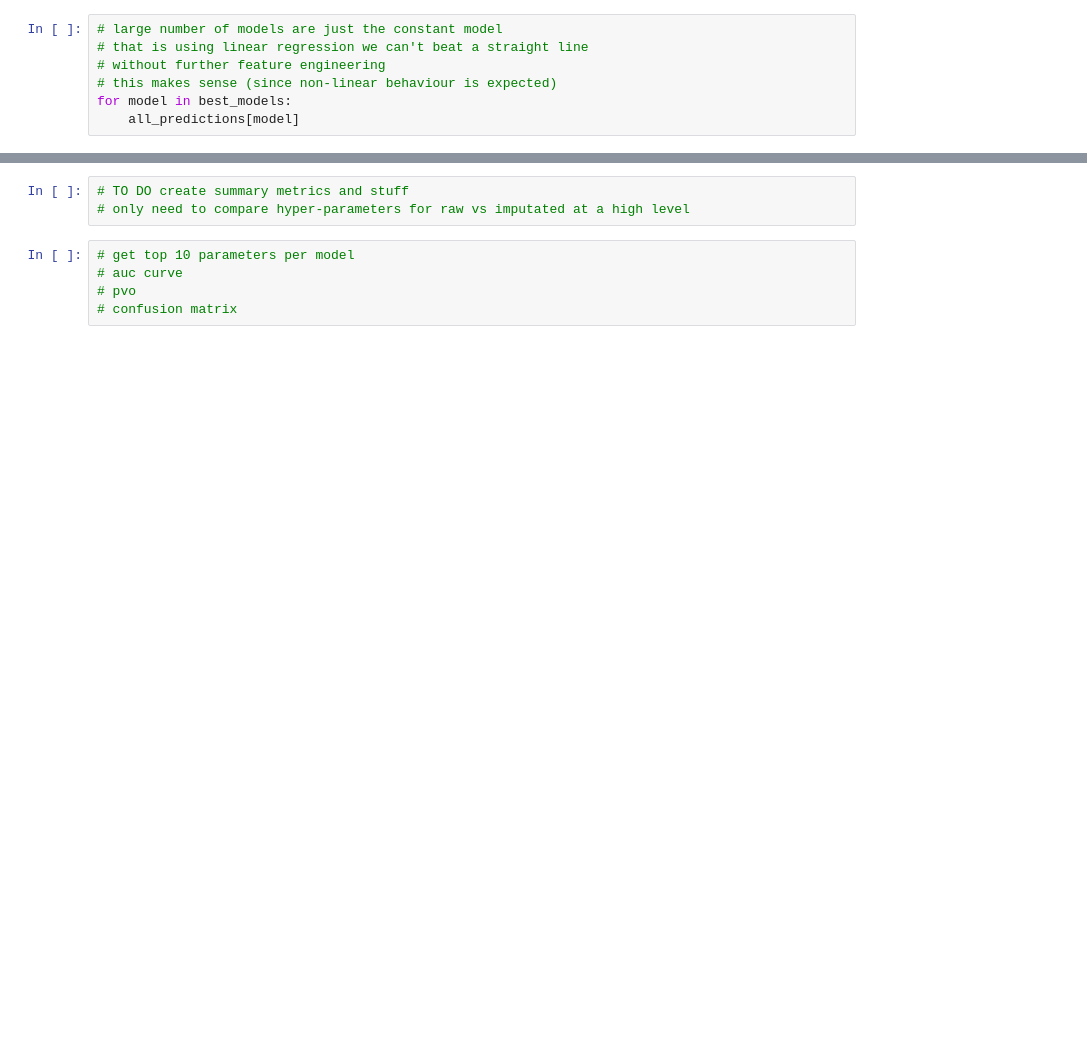
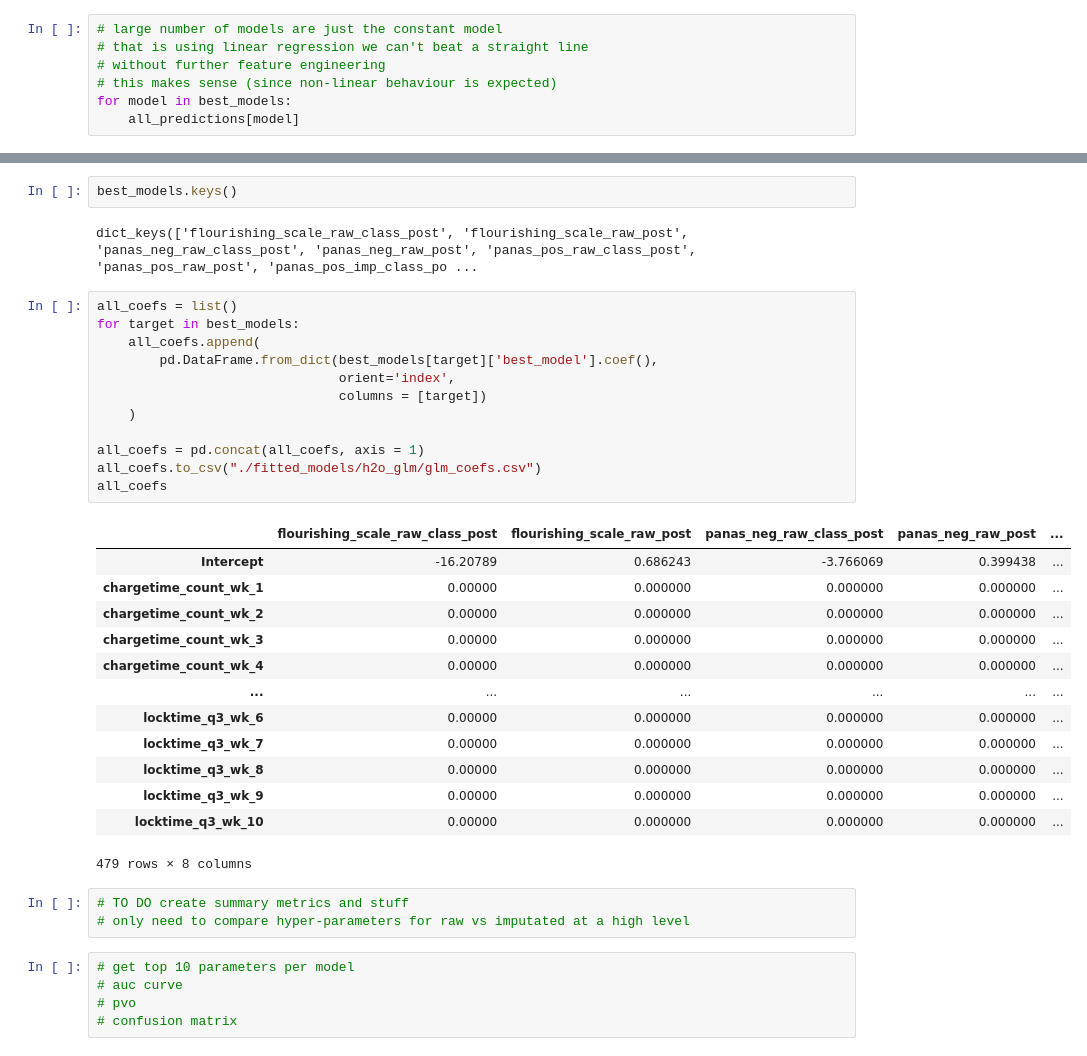
Before and after one commit to AndrewLSyd/COMP9417_major_project-1, a Jupyter notebook: 04_h2o_glm.ipynb, the cells around one changed output, grey strips where cells are left out. Saved outputs shown, nothing was run; the diff lists cells and outputs as text; blank space fills up the shorter version.

```diff
--- a/04_h2o_glm.ipynb
+++ b/04_h2o_glm.ipynb
@@ -205,3 +348,33 @@ for target in best_models:
+# %%
+best_models.keys()
+# %% [output]
+dict_keys(['flourishing_scale_raw_class_post', 'flourishing_scale_raw_post', 'panas_neg_raw_class_post', 'panas_neg_raw_post', 'panas_pos_raw_class_post', 'panas_pos_raw_post', 'panas_pos_imp_class_po ...
+# %%
+all_coefs = list()
+for target in best_models:
+    all_coefs.append(
+        pd.DataFrame.from_dict(best_models[target]['best_model'].coef(),
+                               orient='index',
+                               columns = [target])
+    )
+
+all_coefs = pd.concat(all_coefs, axis = 1)
+all_coefs.to_csv("./fitted_models/h2o_glm/glm_coefs.csv")
+all_coefs
+# %% [output]
+|  | flourishing_scale_raw_class_post | flourishing_scale_raw_post | panas_neg_raw_class_post | panas_neg_raw_post | ... |
+| Intercept | -16.20789 | 0.686243 | -3.766069 | 0.399438 | ... |
+| chargetime_count_wk_1 | 0.00000 | 0.000000 | 0.000000 | 0.000000 | ... |
+| chargetime_count_wk_2 | 0.00000 | 0.000000 | 0.000000 | 0.000000 | ... |
+| chargetime_count_wk_3 | 0.00000 | 0.000000 | 0.000000 | 0.000000 | ... |
+| chargetime_count_wk_4 | 0.00000 | 0.000000 | 0.000000 | 0.000000 | ... |
+| ... | ... | ... | ... | ... | ... |
+| locktime_q3_wk_6 | 0.00000 | 0.000000 | 0.000000 | 0.000000 | ... |
+| locktime_q3_wk_7 | 0.00000 | 0.000000 | 0.000000 | 0.000000 | ... |
+| locktime_q3_wk_8 | 0.00000 | 0.000000 | 0.000000 | 0.000000 | ... |
+| locktime_q3_wk_9 | 0.00000 | 0.000000 | 0.000000 | 0.000000 | ... |
+| locktime_q3_wk_10 | 0.00000 | 0.000000 | 0.000000 | 0.000000 | ... |
+479 rows × 8 columns
 # %%
 # TO DO create summary metrics and stuff
 # only need to compare hyper-parameters for raw vs imputated at a high level
```
Also changed, not shown: parts of 3 cells of this notebook, 1 other file.
